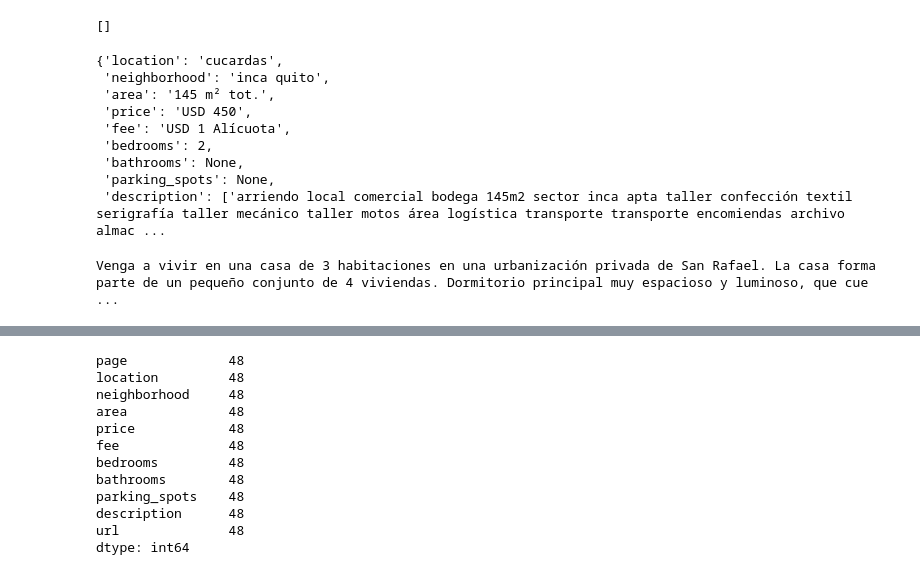
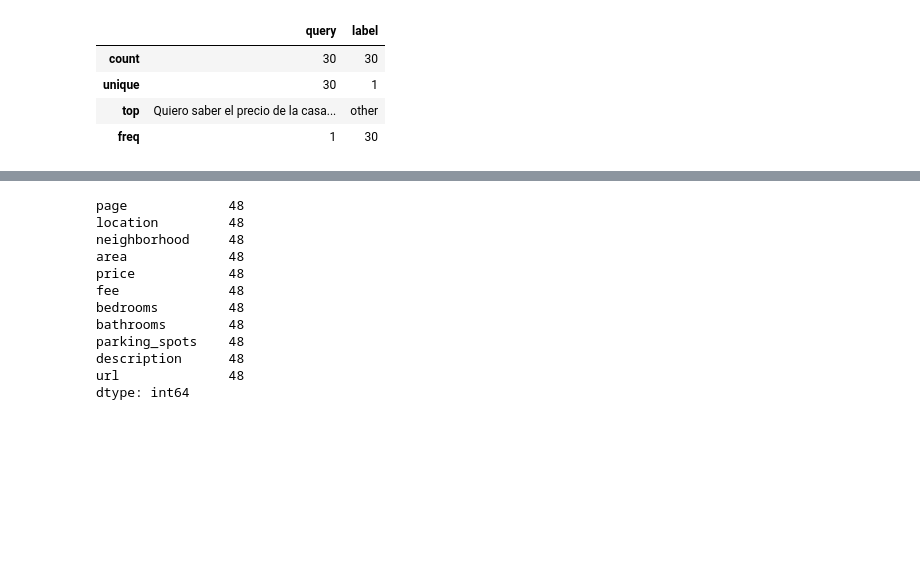
Before and after one commit to juancarlos285/chatbot, a Jupyter notebook: analysis.ipynb, the cells around one changed output, grey strips where cells are left out. Cells and saved outputs as stored; diff of their text form; code cells hidden in the pictures; blank space fills up the shorter version.

```diff
--- a/analysis.ipynb
+++ b/analysis.ipynb
@@ -139,19 +27,11 @@ def chunk_description(description):
-# %%
-clean_example = clean_and_transform_data(properties[0])
-clean_example
-# %% [output]
-[]
-{'location': 'cucardas',
- 'neighborhood': 'inca quito',
- 'area': '145 m² tot.',
- 'price': 'USD 450',
- 'fee': 'USD 1 Alícuota',
- 'bedrooms': 2,
- 'bathrooms': None,
- 'parking_spots': None,
- 'description': ['arriendo local comercial bodega 145m2 sector inca apta taller confección textil serigrafía taller mecánico taller motos área logística transporte transporte encomiendas archivo almac ...
-# %%
-mask = properties_df['url'] == 'plusvalia.com/propiedades/clasificado/veclcain-venta-casa-en-una-de-las-mejores-urbanizaciones-del-66367428.html'
-print(properties_df[mask]['description'].values[0])
-# %% [output]
-Venga a vivir en una casa de 3 habitaciones en una urbanización privada de San Rafael. La casa forma parte de un pequeño conjunto de 4 viviendas. Dormitorio principal muy espacioso y luminoso, que cue ...
+# %%
+contact_agent_df = pd.read_csv('data/contact_agent_dataset.csv')
+test_contact_agent_df = pd.read_csv('data/test_contact_agent.csv')
+new_data = pd.read_csv('data/new_contact_agent.csv')
+new_data.describe()
+# %% [output]
+|  | query | label |
+| count | 30 | 30 |
+| unique | 30 | 1 |
+| top | Quiero saber el precio de la casa... | other |
+| freq | 1 | 30 |
```
Also changed, not shown: parts of 13 cells of this notebook, 4 other files.
